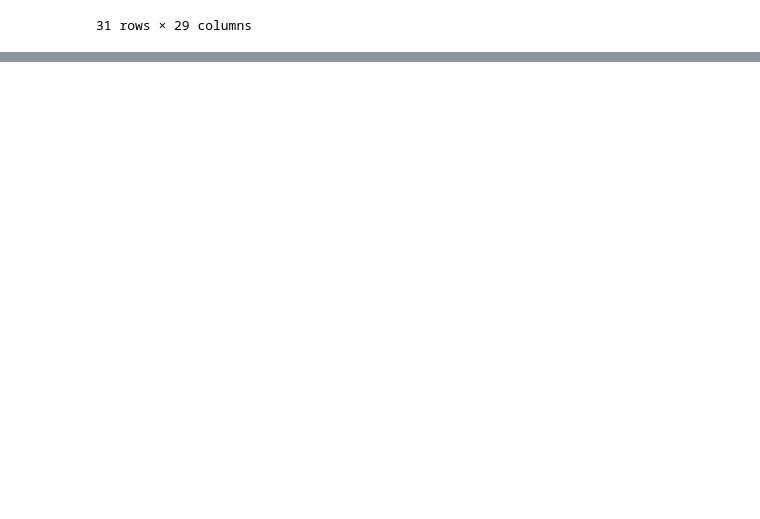
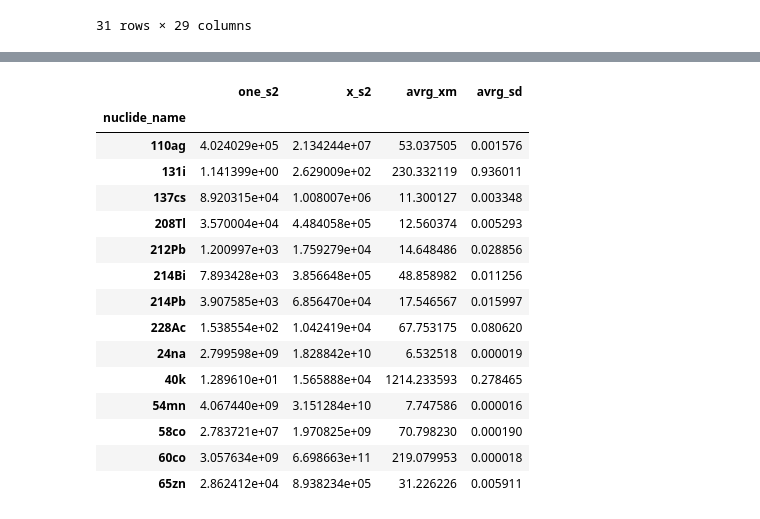
Before and after one commit to terrabela/OGRaySpY, a Jupyter notebook: nuclide_identification.ipynb, the cells around one changed output, grey strips where cells are left out. Saved outputs shown, nothing was run; the diff lists cells and outputs as text; code cells hidden in the pictures; blank space fills up the shorter version.

```diff
--- a/nuclide_identification.ipynb
+++ b/nuclide_identification.ipynb
@@ -724,0 +729,4 @@ read_result_df.loc[df_result.nuclide_name=="110ag"]
+# %%
+read_result_df['one_s2'] = 1.0 / read_result_df.acti_conc_unc**2.0
+read_result_df['x_s2'] = read_result_df.activity_conc * read_result_df.one_s2
+read_result_df
@@ -724,0 +752,6 @@ read_result_df.loc[df_result.nuclide_name=="110ag"]
+# %%
+# retomando
+grpd = read_result_df.groupby("nuclide_name")
+# %%
+res_1 = pd.DataFrame(grpd[["one_s2", "x_s2"]].agg("sum"))
+res_1
@@ -724,0 +775,21 @@ read_result_df.loc[df_result.nuclide_name=="110ag"]
+# %%
+res_1["avrg_xm"] = res_1.x_s2 / res_1.one_s2
+res_1["avrg_sd"] = 1.0 / np.sqrt(res_1.one_s2)
+res_1
+# %% [output]
+|  | one_s2 | x_s2 | avrg_xm | avrg_sd |
+| nuclide_name |  |  |  |  |
+| 110ag | 4.024029e+05 | 2.134244e+07 | 53.037505 | 0.001576 |
+| 131i | 1.141399e+00 | 2.629009e+02 | 230.332119 | 0.936011 |
+| 137cs | 8.920315e+04 | 1.008007e+06 | 11.300127 | 0.003348 |
+| 208Tl | 3.570004e+04 | 4.484058e+05 | 12.560374 | 0.005293 |
+| 212Pb | 1.200997e+03 | 1.759279e+04 | 14.648486 | 0.028856 |
+| 214Bi | 7.893428e+03 | 3.856648e+05 | 48.858982 | 0.011256 |
+| 214Pb | 3.907585e+03 | 6.856470e+04 | 17.546567 | 0.015997 |
+| 228Ac | 1.538554e+02 | 1.042419e+04 | 67.753175 | 0.080620 |
+| 24na | 2.799598e+09 | 1.828842e+10 | 6.532518 | 0.000019 |
+| 40k | 1.289610e+01 | 1.565888e+04 | 1214.233593 | 0.278465 |
+| 54mn | 4.067440e+09 | 3.151284e+10 | 7.747586 | 0.000016 |
+| 58co | 2.783721e+07 | 1.970825e+09 | 70.798230 | 0.000190 |
+| 60co | 3.057634e+09 | 6.698663e+11 | 219.079953 | 0.000018 |
+| 65zn | 2.862412e+04 | 8.938234e+05 | 31.226226 | 0.005911 |
```
Also changed, not shown: parts of 23 cells of this notebook.
